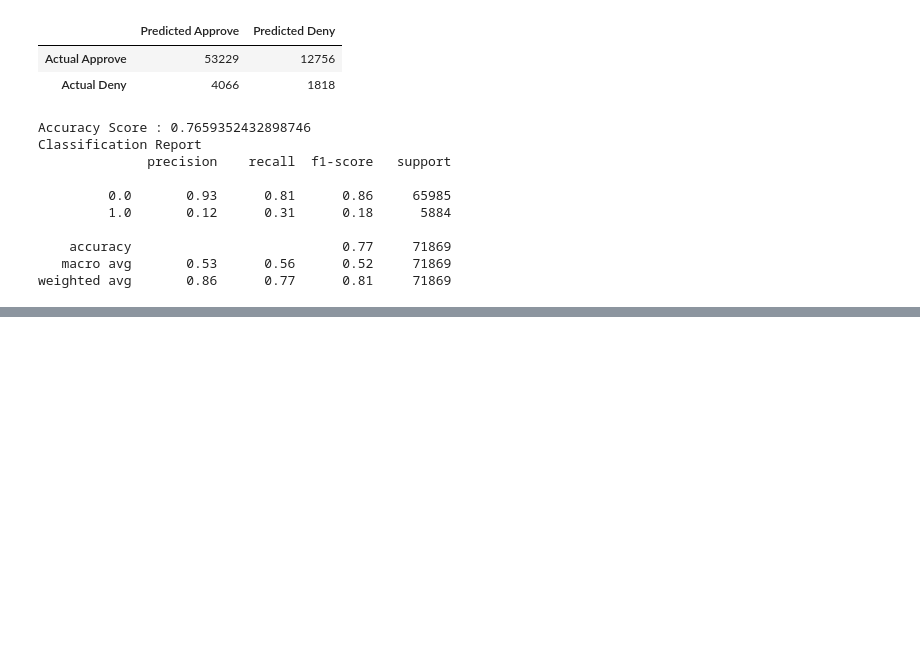
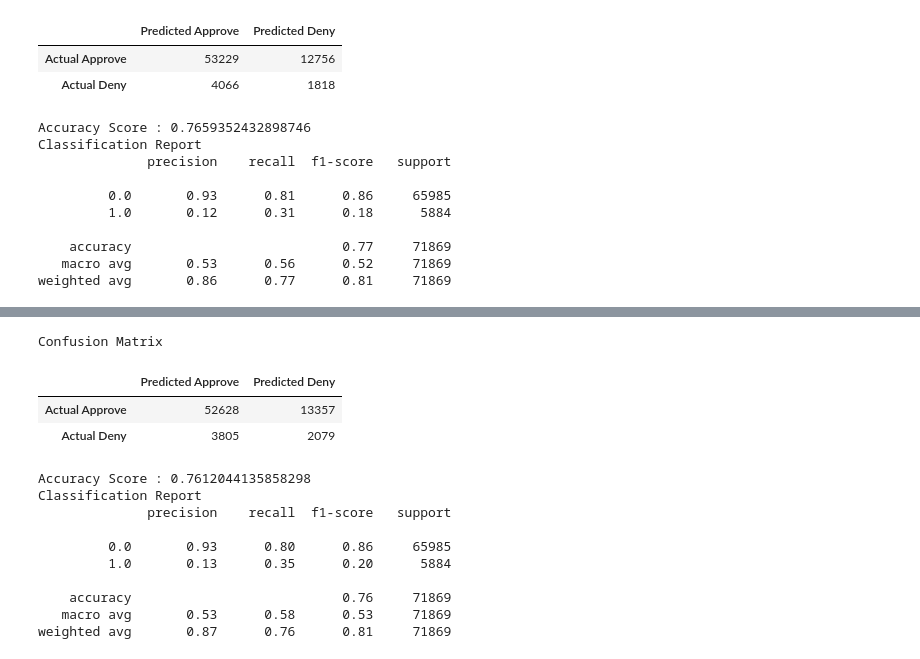
Before and after one commit to justinm329/Home_Credit_Risk, a Jupyter notebook: Credit_Risk.ipynb, the cells around one changed output, grey strips where cells are left out. Cells and saved outputs as stored; diff of their text form; code cells hidden in the pictures; blank space fills up the shorter version.

```diff
--- a/Credit_Risk.ipynb
+++ b/Credit_Risk.ipynb
@@ -1892,0 +1758,15 @@ print(classification_report(y_test, predictions_3))
+# %%
+# build k_best
+k_best = SelectKBest(score_func = chi2, k = 115)
+# %%
+#fit model to minmaxscaled resampled data
+fitted_k_best = k_best.fit(X_mm_resampled, y_mm_resampled)
+# fit the k_best to the undersampled data
+undersampled_k_best = k_best.fit(X_undersampled, y_undersampled)
+
+# transform the data
+k_best_transform_x = fitted_k_best.transform(X_mm_resampled)
+k_best_transform_x_test = fitted_k_best.transform(X_test_mm_scaled)
+
+k_best_undersample_x = undersampled_k_best.transform(X_undersampled)
+k_best_undersamepl_x_test = undersampled_k_best.transform(X_test_mm_scaled)
@@ -1892,0 +1776,31 @@ print(classification_report(y_test, predictions_3))
+# %%
+chi_predictions= model_mm.predict(k_best_transform_x_test)
+# %%
+# Evaluate the model, build a confusion matrix to help understand how well it performed
+cm_mm_chi = confusion_matrix(y_test, chi_predictions)
+cm_df_mm_chi = pd.DataFrame(cm_mm_chi,
+                     index = ["Actual Approve", "Actual Deny"], columns=["Predicted Approve", "Predicted Deny"]
+                    )
+acc_score_mm_chi = accuracy_score(y_test, chi_predictions)
+# %%
+# display the results
+print("Confusion Matrix")
+display(cm_df_mm_chi)
+print(f"Accuracy Score : {acc_score_mm_chi}")
+print("Classification Report")
+print(classification_report(y_test, chi_predictions))
+# %% [output]
+Confusion Matrix
+|  | Predicted Approve | Predicted Deny |
+| Actual Approve | 52628 | 13357 |
+| Actual Deny | 3805 | 2079 |
+Accuracy Score : 0.7612044135858298
+Classification Report
+              precision    recall  f1-score   support
+
+         0.0       0.93      0.80      0.86     65985
+         1.0       0.13      0.35      0.20      5884
+
+    accuracy                           0.76     71869
+   macro avg       0.53      0.58      0.53     71869
+weighted avg       0.87      0.76      0.81     71869
```
Also changed, not shown: parts of 46 cells of this notebook, 6 other files.
